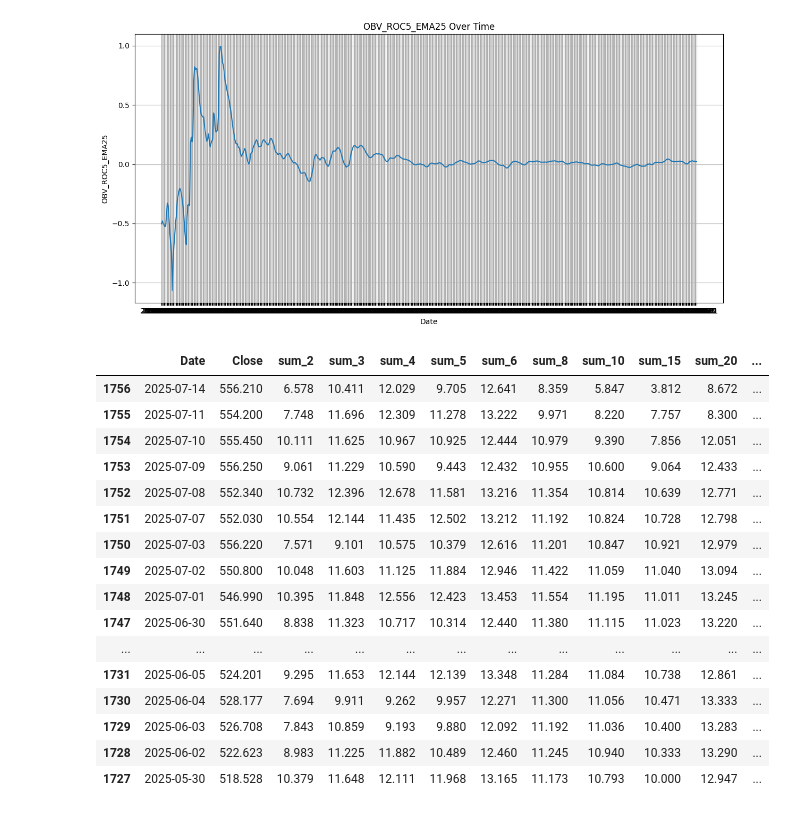
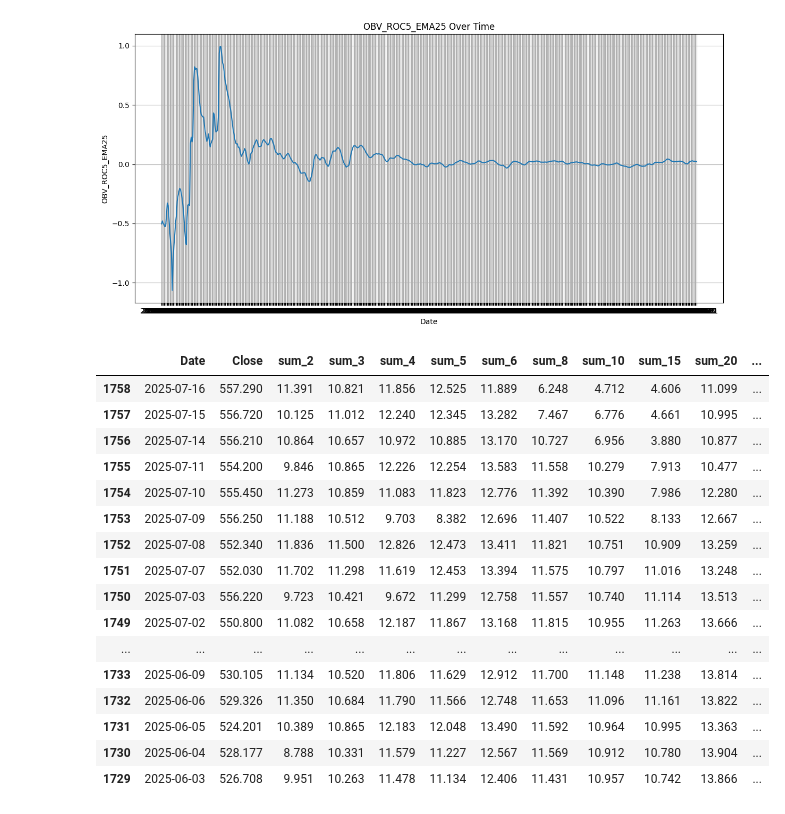
Before and after one commit to bchase17/Fracturion, a Jupyter notebook: Architecture_Submodel_Development/Arch.ipynb, the cells around one changed output. Cells and saved outputs as stored; diff of their text form; code cells hidden in the pictures.

```diff
--- a/Architecture_Submodel_Development/Arch.ipynb
+++ b/Architecture_Submodel_Development/Arch.ipynb
@@ -516,7 +516,7 @@ for col in cols:
 # %%
 model_dir = f'../Models/Ensemble_{ticker}'
 returns = [2, 3, 4, 5, 6, 8, 10, 15, 20, 30]
-thresh = [.52]
+thresh = [.5]
 
 # Thresholds for prediction decision
 upper = thresh[0]
@@ -547,55 +547,55 @@ for r in returns:
             df_features = df_features.replace([np.inf, -np.inf], 0)
 
             # XGBoost prediction
-            xgb_path = os.path.join(model_dir, f"{name}_xgboost_{r}.pkl")
+            xgb_path = os.path.join(model_dir, f"{name}_xgboost_{r}{arch}.pkl")
             if os.path.exists(xgb_path):
                 with open(xgb_path, 'rb') as f:
                     model_xgb = pickle.load(f)
                 prob_xgb = model_xgb.predict_proba(df_features)[:, 1]
                 col_name_xgb = f"{name}_xgb_{r}{arch}"
                 pred_matrix[col_name_xgb] = np.where(
                     prob_xgb > upper, prob_xgb,
                     np.where(prob_xgb < lower, prob_xgb - 1, 0)
                 )
 
             # Final summed prediction across models
             pred_cols = [col for col in pred_matrix.columns if col not in ['Date', 'Close'] and not col.startswith('sum_')]
             pred_matrix[f"sum_{r}"] = pred_matrix[pred_cols].sum(axis=1)
 
             combined_predictions[r] = pred_matrix
 
 final_df = None
 
 for r, df_preds in combined_predictions.items():
     cols_to_merge = [col for col in df_preds.columns if col not in ['Date', 'Close']]
     df_preds_renamed = df_preds[['Date', 'Close'] + cols_to_merge].copy()
 
     if final_df is None:
         final_df = df_preds_renamed
     else:
         final_df = pd.merge(final_df, df_preds_renamed, on=['Date', 'Close'], how='outer')
 
 sub_model_df = final_df.copy()
 sub_model_df[['Date', 'Close', 'sum_2', 'sum_3', 'sum_4', 'sum_5', 'sum_6', 'sum_8', 'sum_10',
               'sum_15', 'sum_20', 'sum_30']].sort_index(ascending=False).head(30).round(3)
 # %% [output]
 |  | Date | Close | sum_2 | sum_3 | sum_4 | sum_5 | sum_6 | sum_8 | sum_10 | sum_15 | sum_20 | ... |
-| 1756 | 2025-07-14 | 556.210 | 6.578 | 10.411 | 12.029 | 9.705 | 12.641 | 8.359 | 5.847 | 3.812 | 8.672 | ... |
-| 1755 | 2025-07-11 | 554.200 | 7.748 | 11.696 | 12.309 | 11.278 | 13.222 | 9.971 | 8.220 | 7.757 | 8.300 | ... |
-| 1754 | 2025-07-10 | 555.450 | 10.111 | 11.625 | 10.967 | 10.925 | 12.444 | 10.979 | 9.390 | 7.856 | 12.051 | ... |
-| 1753 | 2025-07-09 | 556.250 | 9.061 | 11.229 | 10.590 | 9.443 | 12.432 | 10.955 | 10.600 | 9.064 | 12.433 | ... |
-| 1752 | 2025-07-08 | 552.340 | 10.732 | 12.396 | 12.678 | 11.581 | 13.216 | 11.354 | 10.814 | 10.639 | 12.771 | ... |
-| 1751 | 2025-07-07 | 552.030 | 10.554 | 12.144 | 11.435 | 12.502 | 13.212 | 11.192 | 10.824 | 10.728 | 12.798 | ... |
-| 1750 | 2025-07-03 | 556.220 | 7.571 | 9.101 | 10.575 | 10.379 | 12.616 | 11.201 | 10.847 | 10.921 | 12.979 | ... |
-| 1749 | 2025-07-02 | 550.800 | 10.048 | 11.603 | 11.125 | 11.884 | 12.946 | 11.422 | 11.059 | 11.040 | 13.094 | ... |
-| 1748 | 2025-07-01 | 546.990 | 10.395 | 11.848 | 12.556 | 12.423 | 13.453 | 11.554 | 11.195 | 11.011 | 13.245 | ... |
-| 1747 | 2025-06-30 | 551.640 | 8.838 | 11.323 | 10.717 | 10.314 | 12.440 | 11.380 | 11.115 | 11.023 | 13.220 | ... |
+| 1758 | 2025-07-16 | 557.290 | 11.391 | 10.821 | 11.856 | 12.525 | 11.889 | 6.248 | 4.712 | 4.606 | 11.099 | ... |
+| 1757 | 2025-07-15 | 556.720 | 10.125 | 11.012 | 12.240 | 12.345 | 13.282 | 7.467 | 6.776 | 4.661 | 10.995 | ... |
+| 1756 | 2025-07-14 | 556.210 | 10.864 | 10.657 | 10.972 | 10.885 | 13.170 | 10.727 | 6.956 | 3.880 | 10.877 | ... |
+| 1755 | 2025-07-11 | 554.200 | 9.846 | 10.865 | 12.226 | 12.254 | 13.583 | 11.558 | 10.279 | 7.913 | 10.477 | ... |
+| 1754 | 2025-07-10 | 555.450 | 11.273 | 10.859 | 11.083 | 11.823 | 12.776 | 11.392 | 10.390 | 7.986 | 12.280 | ... |
+| 1753 | 2025-07-09 | 556.250 | 11.188 | 10.512 | 9.703 | 8.382 | 12.696 | 11.407 | 10.522 | 8.133 | 12.667 | ... |
+| 1752 | 2025-07-08 | 552.340 | 11.836 | 11.500 | 12.826 | 12.473 | 13.411 | 11.821 | 10.751 | 10.909 | 13.259 | ... |
+| 1751 | 2025-07-07 | 552.030 | 11.702 | 11.298 | 11.619 | 12.453 | 13.394 | 11.575 | 10.797 | 11.016 | 13.248 | ... |
+| 1750 | 2025-07-03 | 556.220 | 9.723 | 10.421 | 9.672 | 11.299 | 12.758 | 11.557 | 10.740 | 11.114 | 13.513 | ... |
+| 1749 | 2025-07-02 | 550.800 | 11.082 | 10.658 | 12.187 | 11.867 | 13.168 | 11.815 | 10.955 | 11.263 | 13.666 | ... |
 | ... | ... | ... | ... | ... | ... | ... | ... | ... | ... | ... | ... | ... |
-| 1731 | 2025-06-05 | 524.201 | 9.295 | 11.653 | 12.144 | 12.139 | 13.348 | 11.284 | 11.084 | 10.738 | 12.861 | ... |
-| 1730 | 2025-06-04 | 528.177 | 7.694 | 9.911 | 9.262 | 9.957 | 12.271 | 11.300 | 11.056 | 10.471 | 13.333 | ... |
-| 1729 | 2025-06-03 | 526.708 | 7.843 | 10.859 | 9.193 | 9.880 | 12.092 | 11.192 | 11.036 | 10.400 | 13.283 | ... |
-| 1728 | 2025-06-02 | 522.623 | 8.983 | 11.225 | 11.882 | 10.489 | 12.460 | 11.245 | 10.940 | 10.333 | 13.290 | ... |
-| 1727 | 2025-05-30 | 518.528 | 10.379 | 11.648 | 12.111 | 11.968 | 13.165 | 11.173 | 10.793 | 10.000 | 12.947 | ... |
+| 1733 | 2025-06-09 | 530.105 | 11.134 | 10.520 | 11.806 | 11.629 | 12.912 | 11.700 | 11.148 | 11.238 | 13.814 | ... |
+| 1732 | 2025-06-06 | 529.326 | 11.350 | 10.684 | 11.790 | 11.566 | 12.748 | 11.653 | 11.096 | 11.161 | 13.822 | ... |
+| 1731 | 2025-06-05 | 524.201 | 10.389 | 10.865 | 12.183 | 12.048 | 13.490 | 11.592 | 10.964 | 10.995 | 13.363 | ... |
+| 1730 | 2025-06-04 | 528.177 | 8.788 | 10.331 | 11.579 | 11.227 | 12.567 | 11.569 | 10.912 | 10.780 | 13.904 | ... |
+| 1729 | 2025-06-03 | 526.708 | 9.951 | 10.263 | 11.478 | 11.134 | 12.406 | 11.431 | 10.957 | 10.742 | 13.866 | ... |
 # %%
 # BEFORE any loops:
 feature_importance_records = []
```
Also changed, not shown: parts of 4 cells of this notebook, 2 other files.
